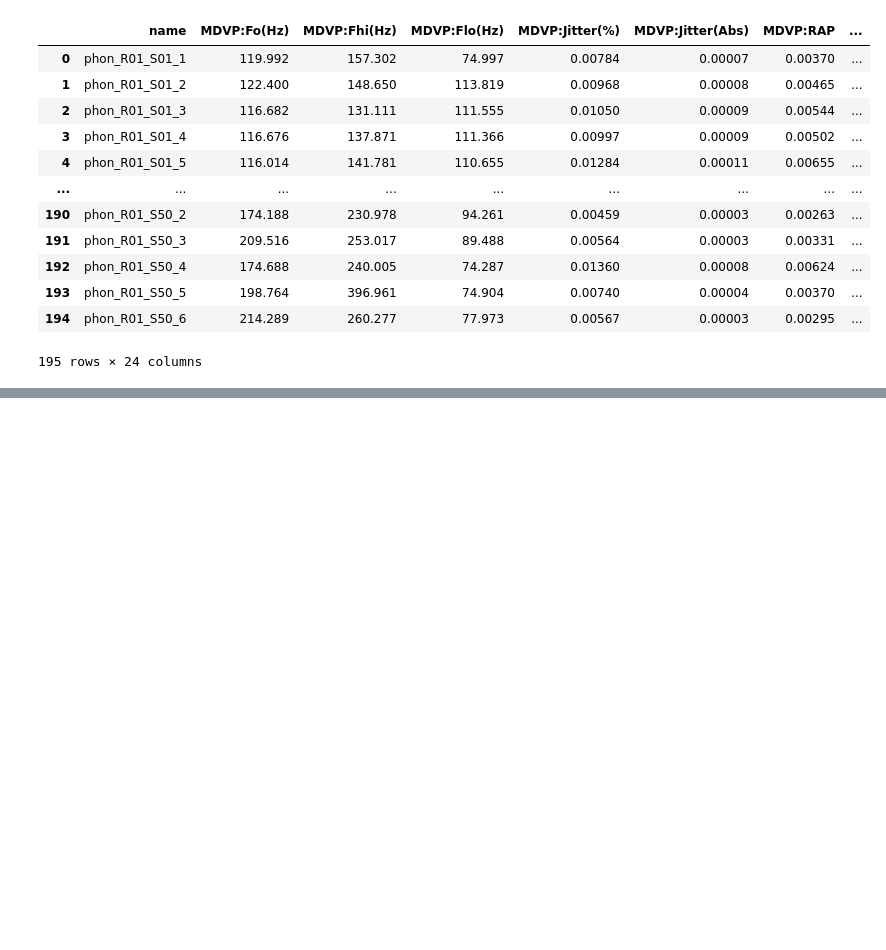
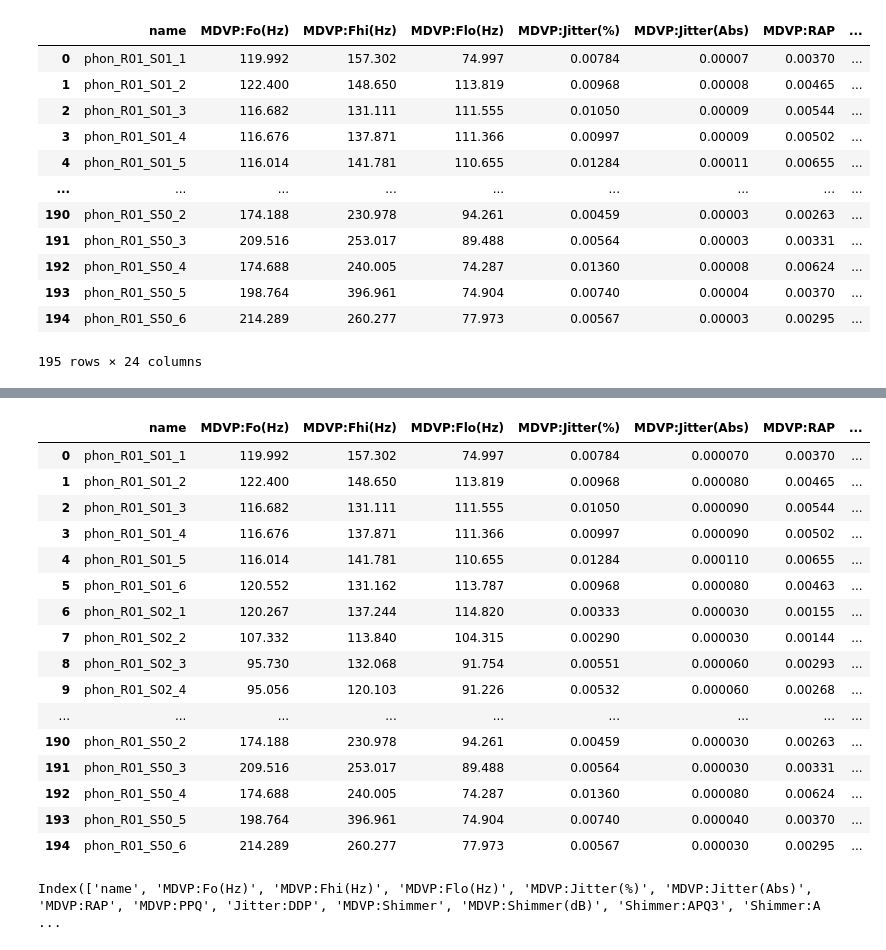
Before and after one commit to adipurnamk/XGBoost_Predicting-Parkinson-Diseases, a Jupyter notebook: XGBoost_Predicting Parkinson Diseases.ipynb, the cells around one changed output, grey strips where cells are left out. Drawn from its saved outputs; the diff is of its cells as text; code cells hidden in the pictures; blank space fills up the shorter version.

```diff
--- a/XGBoost_Predicting Parkinson Diseases.ipynb
+++ b/XGBoost_Predicting Parkinson Diseases.ipynb
@@ -133,0 +200,3 @@ df
+# %%
+cols.insert(24, cols.pop(cols.index('status')))
+cols
@@ -133,0 +221,25 @@ df
+# %%
+df = df.loc[:, cols]
+df
+# %% [output]
+|  | name | MDVP:Fo(Hz) | MDVP:Fhi(Hz) | MDVP:Flo(Hz) | MDVP:Jitter(%) | MDVP:Jitter(Abs) | MDVP:RAP | ... |
+| 0 | phon_R01_S01_1 | 119.992 | 157.302 | 74.997 | 0.00784 | 0.000070 | 0.00370 | ... |
+| 1 | phon_R01_S01_2 | 122.400 | 148.650 | 113.819 | 0.00968 | 0.000080 | 0.00465 | ... |
+| 2 | phon_R01_S01_3 | 116.682 | 131.111 | 111.555 | 0.01050 | 0.000090 | 0.00544 | ... |
+| 3 | phon_R01_S01_4 | 116.676 | 137.871 | 111.366 | 0.00997 | 0.000090 | 0.00502 | ... |
+| 4 | phon_R01_S01_5 | 116.014 | 141.781 | 110.655 | 0.01284 | 0.000110 | 0.00655 | ... |
+| 5 | phon_R01_S01_6 | 120.552 | 131.162 | 113.787 | 0.00968 | 0.000080 | 0.00463 | ... |
+| 6 | phon_R01_S02_1 | 120.267 | 137.244 | 114.820 | 0.00333 | 0.000030 | 0.00155 | ... |
+| 7 | phon_R01_S02_2 | 107.332 | 113.840 | 104.315 | 0.00290 | 0.000030 | 0.00144 | ... |
+| 8 | phon_R01_S02_3 | 95.730 | 132.068 | 91.754 | 0.00551 | 0.000060 | 0.00293 | ... |
+| 9 | phon_R01_S02_4 | 95.056 | 120.103 | 91.226 | 0.00532 | 0.000060 | 0.00268 | ... |
+| ... | ... | ... | ... | ... | ... | ... | ... | ... |
+| 190 | phon_R01_S50_2 | 174.188 | 230.978 | 94.261 | 0.00459 | 0.000030 | 0.00263 | ... |
+| 191 | phon_R01_S50_3 | 209.516 | 253.017 | 89.488 | 0.00564 | 0.000030 | 0.00331 | ... |
+| 192 | phon_R01_S50_4 | 174.688 | 240.005 | 74.287 | 0.01360 | 0.000080 | 0.00624 | ... |
+| 193 | phon_R01_S50_5 | 198.764 | 396.961 | 74.904 | 0.00740 | 0.000040 | 0.00370 | ... |
+| 194 | phon_R01_S50_6 | 214.289 | 260.277 | 77.973 | 0.00567 | 0.000030 | 0.00295 | ... |
+# %%
+df.keys()
+# %% [output]
+Index(['name', 'MDVP:Fo(Hz)', 'MDVP:Fhi(Hz)', 'MDVP:Flo(Hz)', 'MDVP:Jitter(%)', 'MDVP:Jitter(Abs)', 'MDVP:RAP', 'MDVP:PPQ', 'Jitter:DDP', 'MDVP:Shimmer', 'MDVP:Shimmer(dB)', 'Shimmer:APQ3', 'Shimmer:A ...
```
Also changed, not shown: parts of 9 cells of this notebook.
